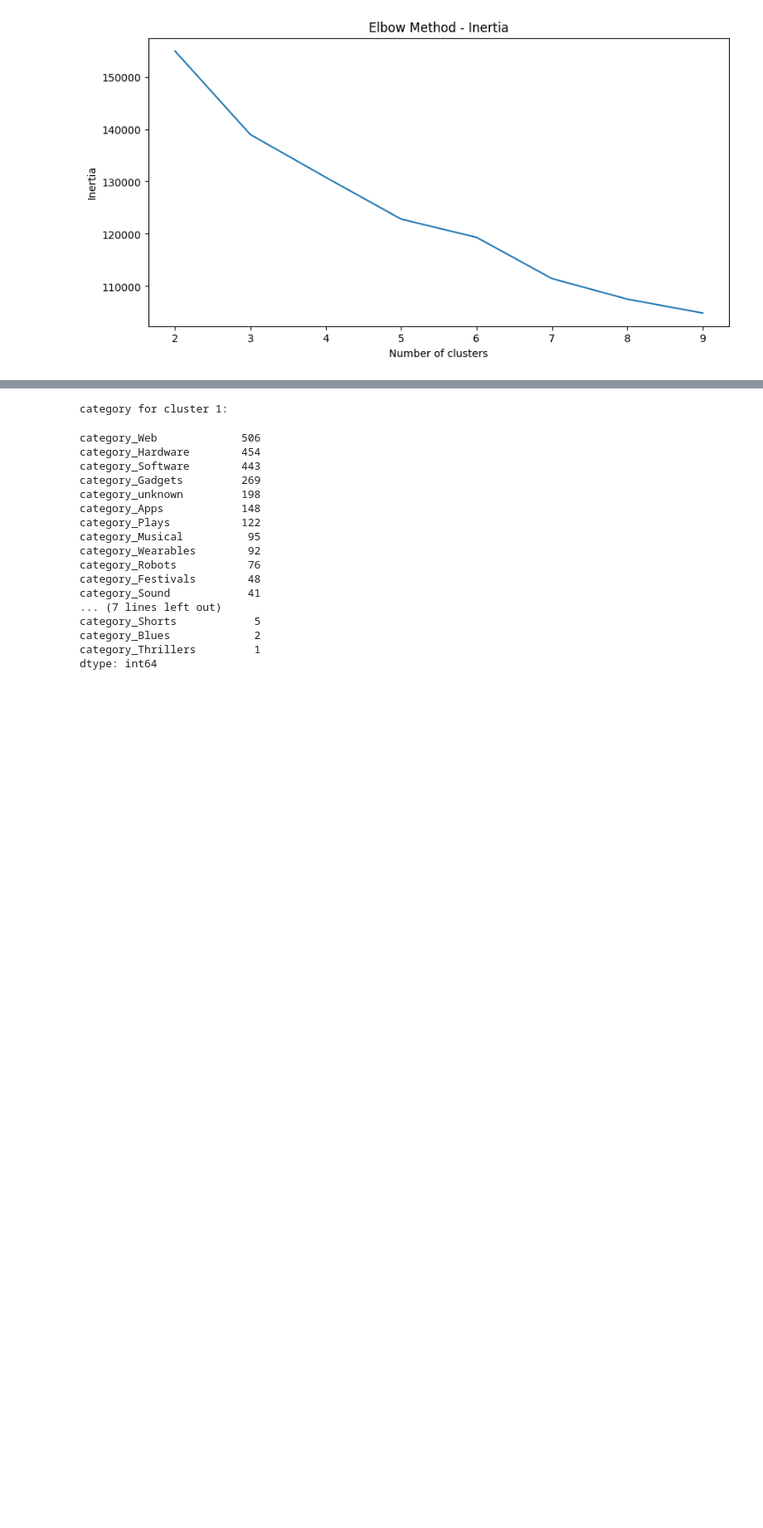
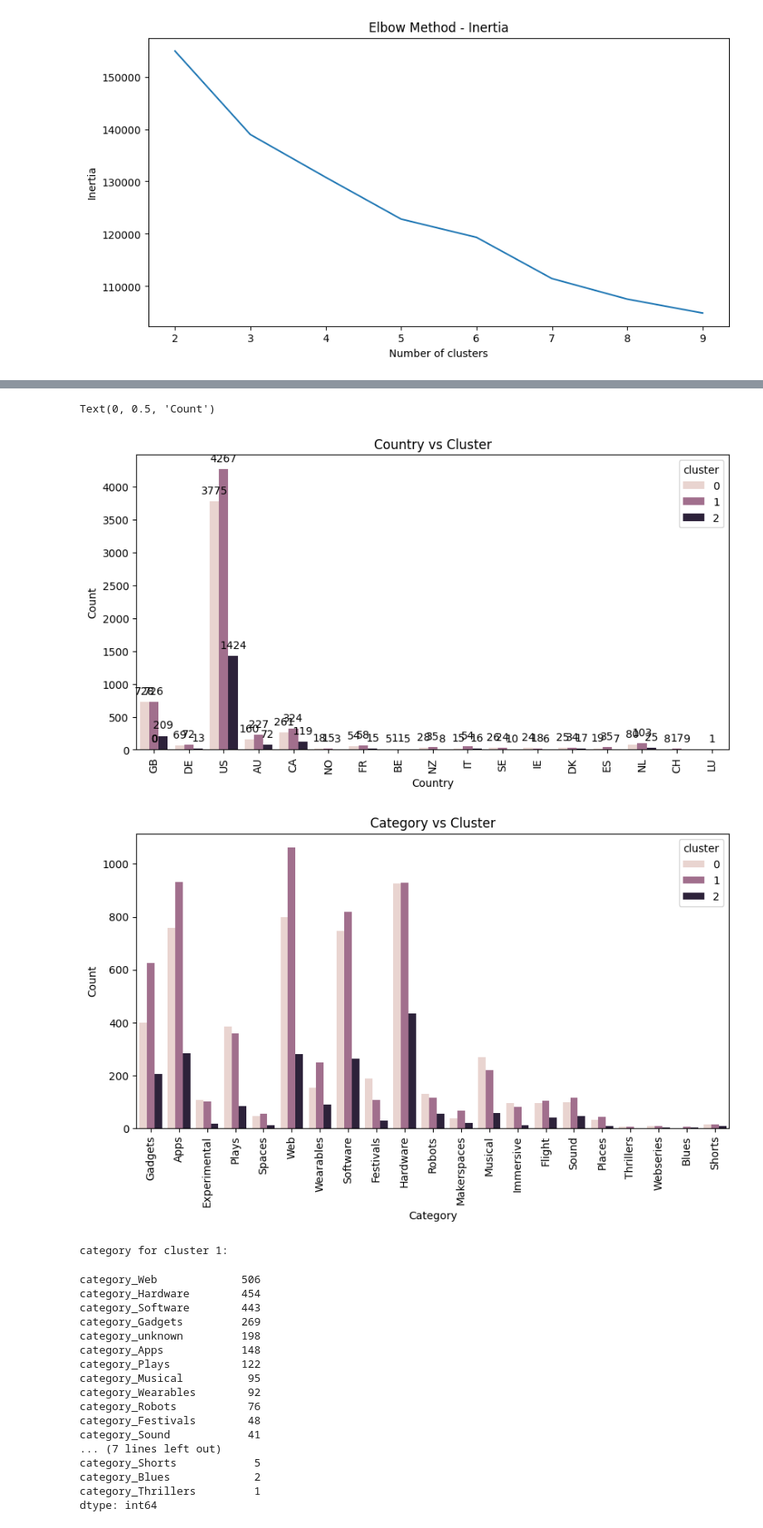
Before and after one commit to yiyiyang81/insy662-individual-project, a Jupyter notebook: model/unsupervised.ipynb, the cells around one changed output, grey strips where cells are left out. Shown at 83% size. Drawn from its saved outputs; the diff is of its cells as text; code cells hidden in the pictures; blank space fills up the shorter version.

```diff
--- a/model/unsupervised.ipynb
+++ b/model/unsupervised.ipynb
@@ -412,3 +487,23 @@ plt.show()
+# %%
+# plot for distribution of country vs cluster, with number of count labeled
+plt.figure(figsize=(10,5))
+plot = sns.countplot(x='country',hue='cluster',data=k_means_res)
+plt.title('Country vs Cluster')
+plt.xlabel('Country')
+plt.xticks(rotation=90)
+plt.ylabel('Count')
+
+# plot for distribution of category vs cluster
+plt.figure(figsize=(10,5))
+sns.countplot(x='category',hue='cluster',data=k_means_res)
+plt.title('Category vs Cluster')
+plt.xlabel('Category')
+plt.xticks(rotation=90)
+plt.ylabel('Count')
+# %% [output]
+Text(0, 0.5, 'Count')
+[figure, added]
+[figure, added]
 # %%
 # look at the categorical features of the clusters,
 # the categories are all one hot encoded, so we need to consider that
```
Also changed, not shown: parts of 19 cells of this notebook.
